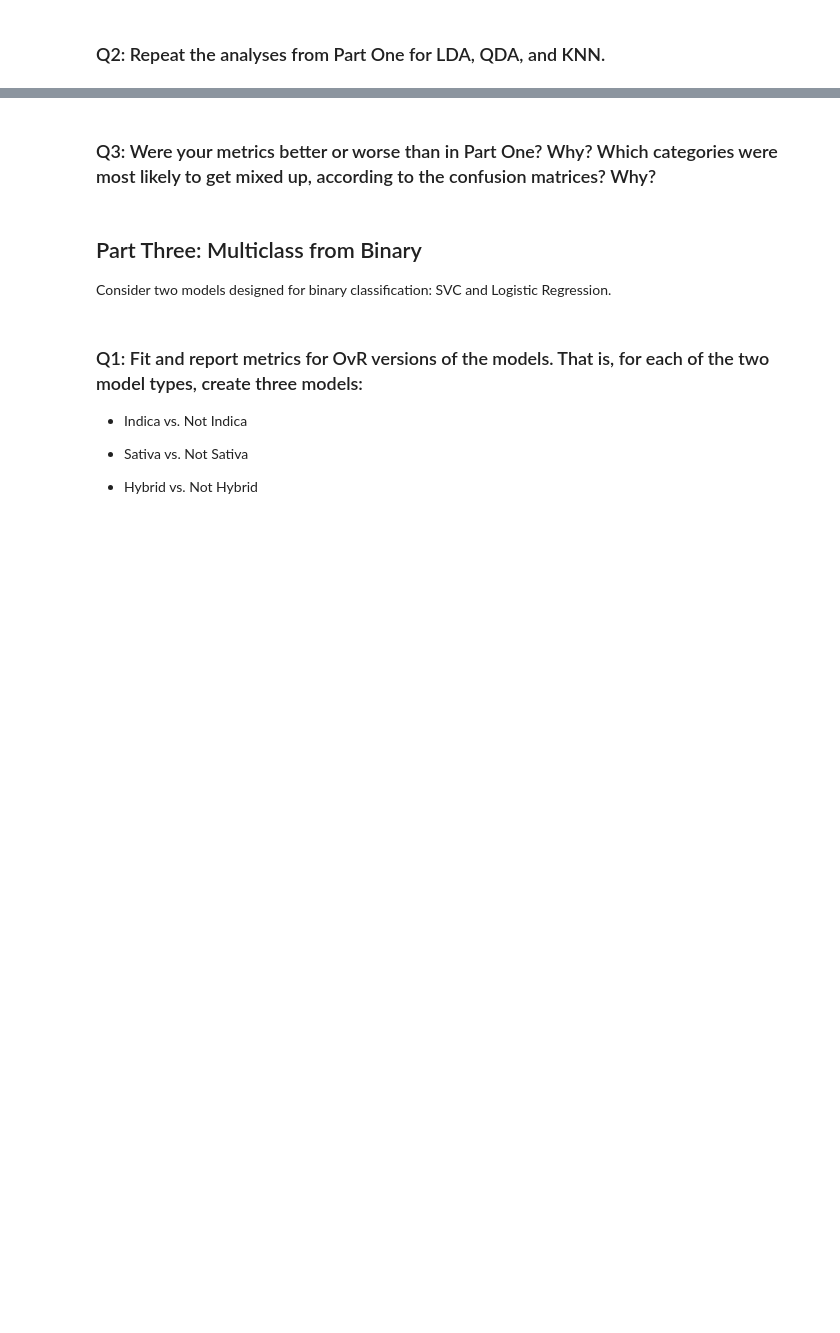
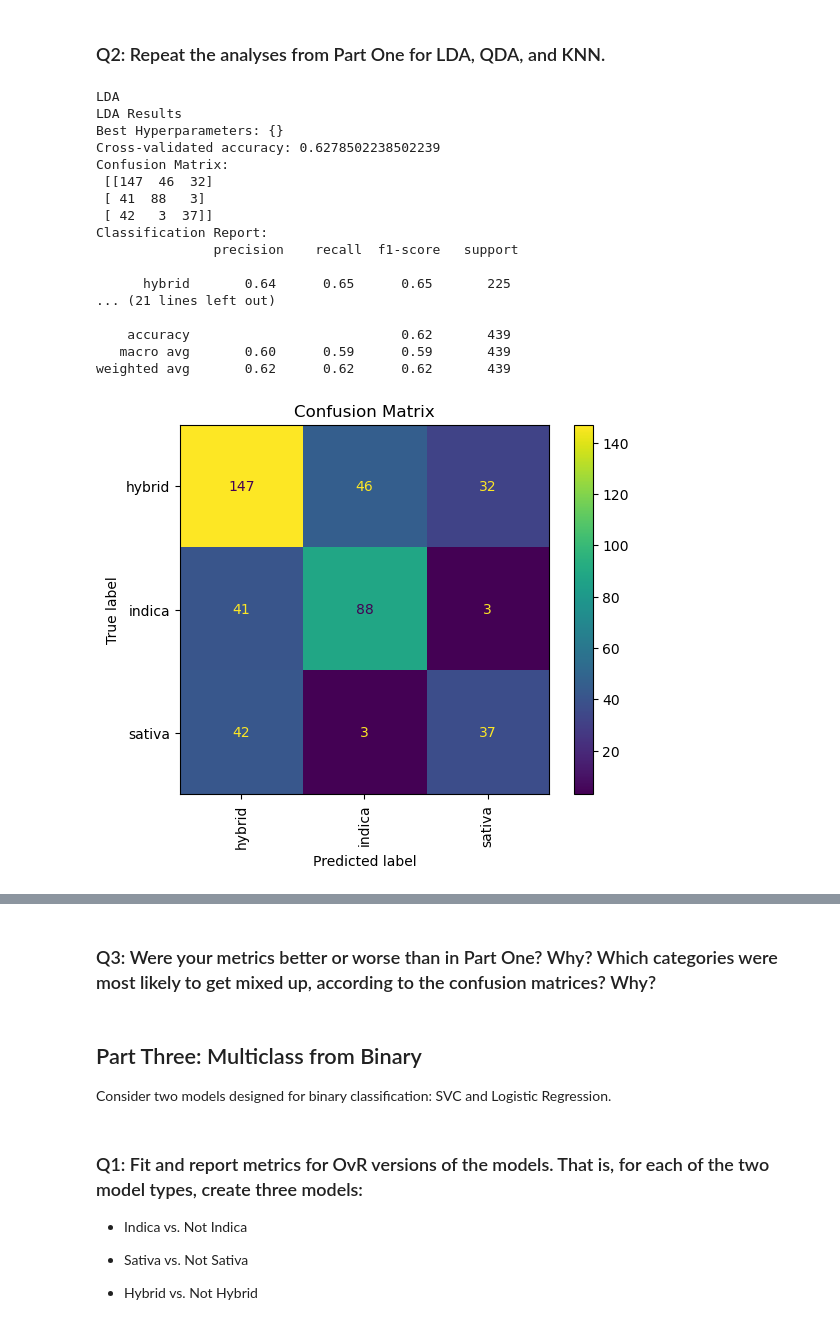
Before and after one commit to summerchurby/GSB-544, a Jupyter notebook: Lab8.ipynb, the cells around one changed output, grey strips where cells are left out. Cells and saved outputs as stored; diff of their text form; code cells hidden in the pictures; blank space fills up the shorter version.

```diff
--- a/Lab8.ipynb
+++ b/Lab8.ipynb
@@ -292,2 +291,35 @@ weighted avg       0.60      0.60      0.60       471
 # %% [markdown]
 ### Q2: Repeat the analyses from Part One for LDA, QDA, and KNN.
+# %%
+# lda
+
+print("LDA")
+lda_model = LinearDiscriminantAnalysis()
+lda_param_grid = {}
+lda_results = tune_and_evaluate_model(lda_model, lda_param_grid, X_train, y_train, X_test, y_test, labels=le.classes_)
+
+print("LDA Results")
+print("Best Hyperparameters:", lda_results[0])
+print("Cross-validated accuracy:", lda_results[1])
+print("Confusion Matrix:\n", lda_results[2])
+print("Classification Report:\n", lda_results[3])
+plot_conf_matrix(lda_results[4], X_test, y_test, labels=le.classes_)
+# %% [output]
+LDA
+LDA Results
+Best Hyperparameters: {}
+Cross-validated accuracy: 0.6278502238502239
+Confusion Matrix:
+ [[147  46  32]
+ [ 41  88   3]
+ [ 42   3  37]]
+Classification Report:
+               precision    recall  f1-score   support
+
+      hybrid       0.64      0.65      0.65       225
+... (21 lines left out)
+
+    accuracy                           0.62       439
+   macro avg       0.60      0.59      0.59       439
+weighted avg       0.62      0.62      0.62       439
+[figure, added]
```
Also changed, not shown: parts of 3 cells of this notebook.
